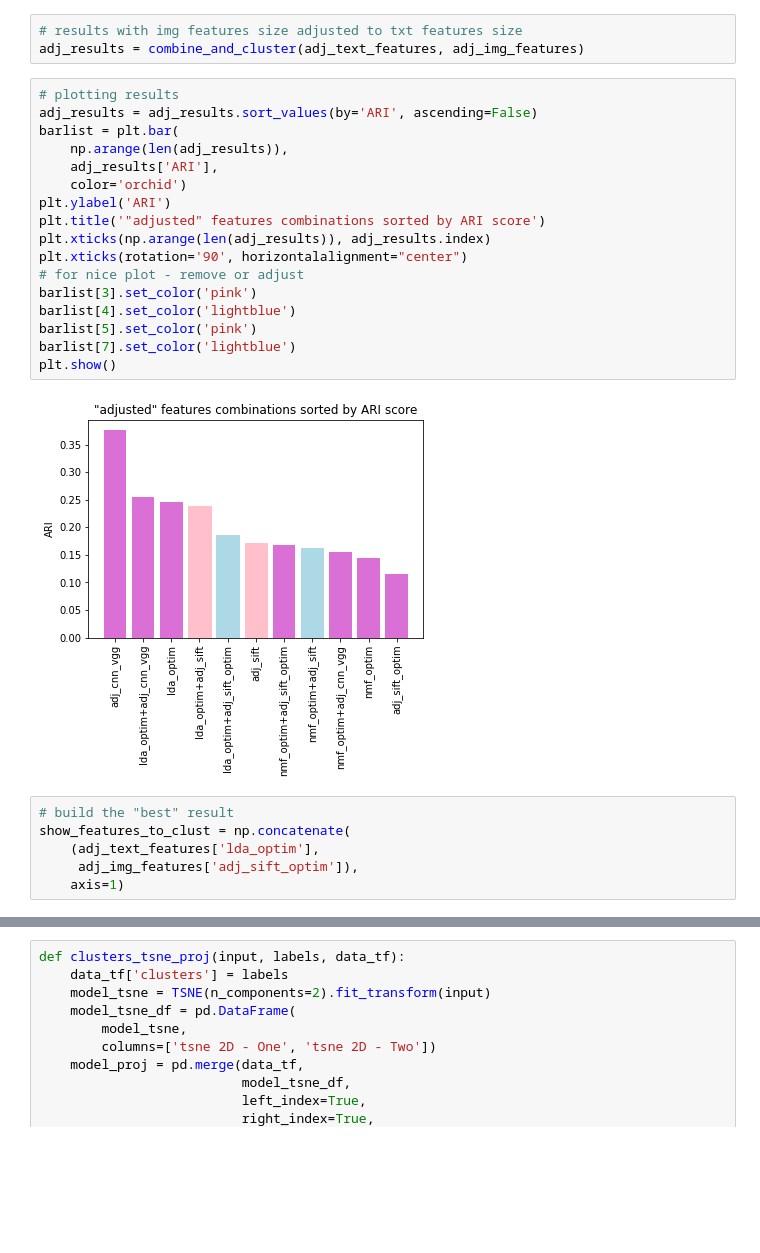
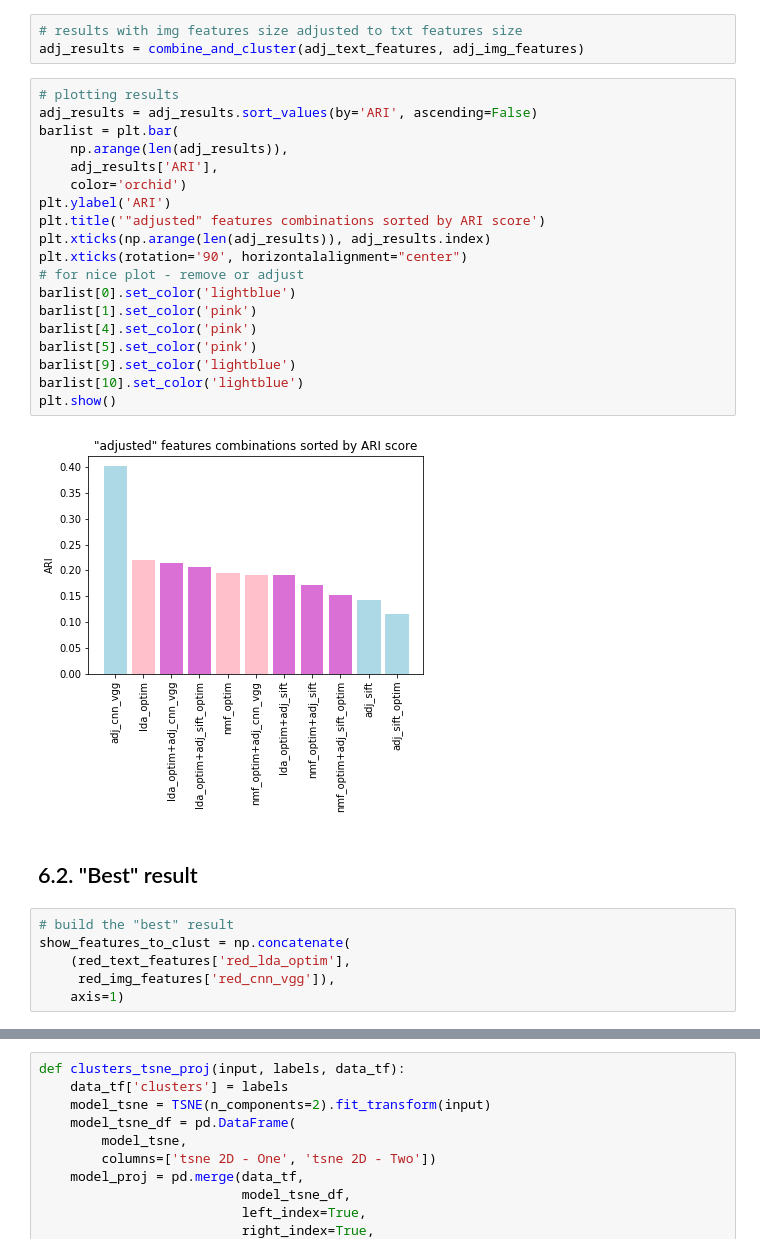
Before and after one commit to EtienneLardeur/P6_ClassificationEngine, a Jupyter notebook: P6_01_Notebook.ipynb, the cells around one changed output, grey strips where cells are left out. Drawn from its saved outputs; the diff is of its cells as text; blank space fills up the shorter version.

```diff
--- a/P6_01_Notebook.ipynb
+++ b/P6_01_Notebook.ipynb
@@ -1439,26 +1454,30 @@ adj_results = combine_and_cluster(adj_text_features, adj_img_features)
 # %%
 # plotting results
 adj_results = adj_results.sort_values(by='ARI', ascending=False)
 barlist = plt.bar(
     np.arange(len(adj_results)),
     adj_results['ARI'],
     color='orchid')
 plt.ylabel('ARI')
 plt.title('"adjusted" features combinations sorted by ARI score')
 plt.xticks(np.arange(len(adj_results)), adj_results.index)
 plt.xticks(rotation='90', horizontalalignment="center")
 # for nice plot - remove or adjust
-barlist[3].set_color('pink')
-barlist[4].set_color('lightblue')
+barlist[0].set_color('lightblue')
+barlist[1].set_color('pink')
+barlist[4].set_color('pink')
 barlist[5].set_color('pink')
-barlist[7].set_color('lightblue')
+barlist[9].set_color('lightblue')
+barlist[10].set_color('lightblue')
 plt.show()
 # %% [output]
-[figure, old version]
+[figure, new version]
+# %% [markdown]
+## 6.2. "Best" result
 # %%
 # build the "best" result
 show_features_to_clust = np.concatenate(
-    (adj_text_features['lda_optim'],
-     adj_img_features['adj_sift_optim']),
+    (red_text_features['red_lda_optim'],
+     red_img_features['red_cnn_vgg']),
     axis=1)
 # %%
```
Also changed, not shown: parts of 42 cells of this notebook, 3 other files.
